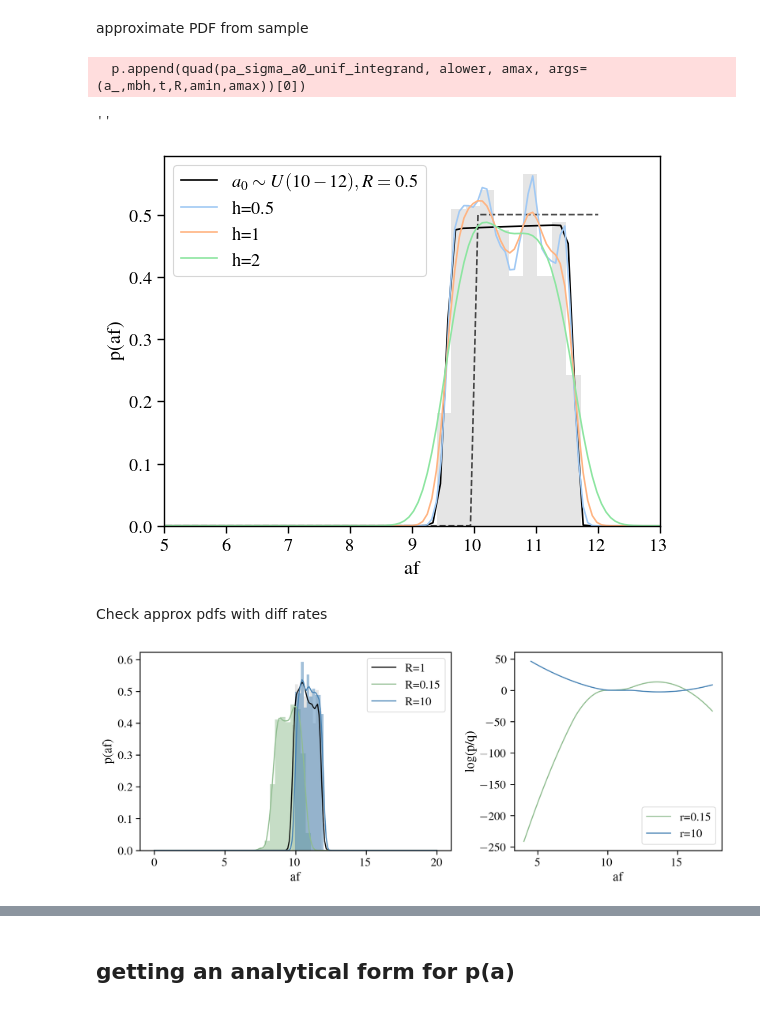
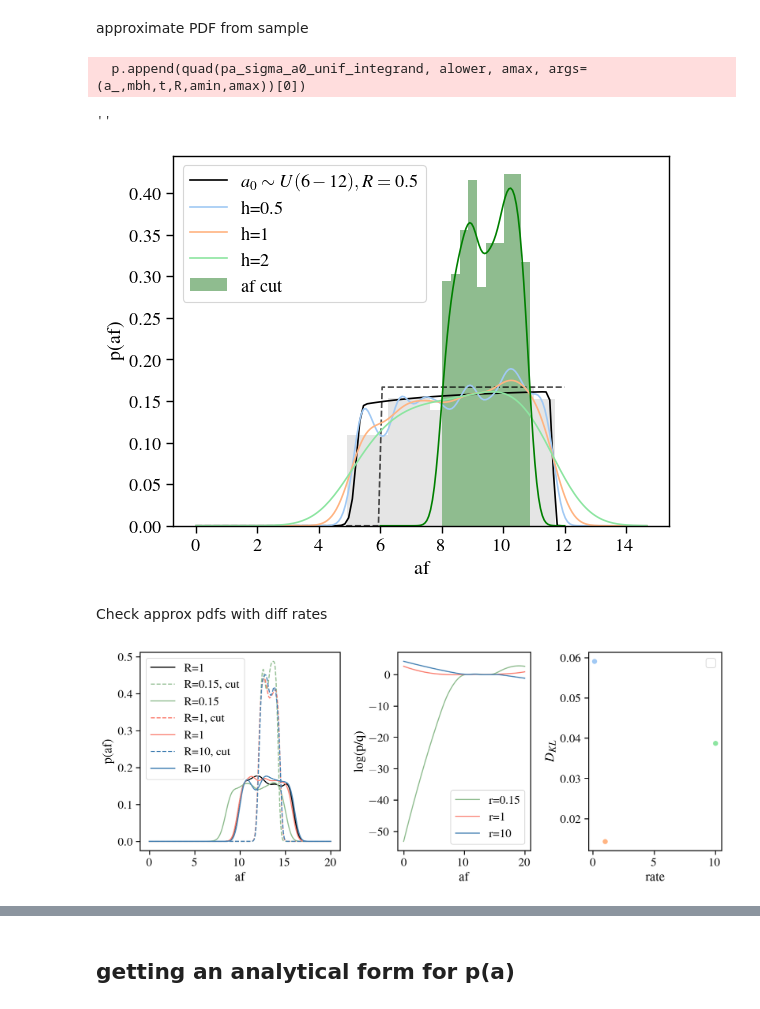
Before and after one commit to insepien/dftime, a Jupyter notebook: analytics.ipynb, the cells around one changed output, grey strips where cells are left out. Cells and saved outputs as stored; diff of their text form; code cells hidden in the pictures.

```diff
--- a/analytics.ipynb
+++ b/analytics.ipynb
@@ -164,62 +166,89 @@ def div_KL(p,q):
     return div
 # %%
 r=0.5
-a0_r1,af_r1 = monte_carlo_unif_a0(amin=10, amax=12, R=r, N = 1000)
+amin=6
+amax=12
+a0_r1,af_r1 = monte_carlo_unif_a0(amin=amin, amax=amax, R=r, N = 1000)
 
 fig,ax = plt.subplots()
 ax.hist(af_r1,density=True,color='k',alpha=0.1)
-plot_pa_unif(amin=10, amax=12, mbh=1e8, t=1, R=r, ax=ax, clr='k')
+plot_pa_unif(amin=amin, amax=amax, mbh=1e8, t=1, R=r, ax=ax, clr='k')
 
 xplot = np.linspace(0,af_r1.max()+3,200,endpoint=True)
 for h in [0.5,1,2]:
     dens = scp_kde(af_r1,xplot,h)
     # dens=sklearn_kde(af_r1,xplot,'gaussian',h)
     ax.plot(xplot,dens,label=f"h={h}")
 
+# cut a smaller af range
+af_max_obs_cut = af_from_a0(np.array([12]),1e8,1,0.1)
+af_mask = (af_r1>8)&(af_r1<af_max_obs_cut)
+af = af_r1[af_mask]
+ax.hist(af,density=True,color='darkseagreen',label='af cut')
+aplot = np.linspace(6,12,100)
+dens = scp_kde(af,aplot,1)
+ax.plot(aplot,dens,c='g')
 
-ax.set_xlim(5,13)
+# ax.set_xlim(5,13)
 ax.set_xlabel("af")
 ax.set_ylabel("p(af)")
 ax.legend()
 ;
 # %% [output]
   p.append(quad(pa_sigma_a0_unif_integrand, alower, amax, args=(a_,mbh,t,R,amin,amax))[0])
 ''
-[figure, old version]
+[figure, new version]
 # %% [markdown]
 Check approx pdfs with diff rates
 # %%
 # create af at rate = 1 and get pdf
 np.random.seed(0)
 amin=10
-amax=12
+amax=16
 
 a0_r1,af_r1 = monte_carlo_unif_a0(amin=amin, amax=amax, R=1, N = 1000)
 a = np.linspace(0,20,200,endpoint=True)
 p = scp_kde(af_r1,a,h=1)
 # plot R=1 sample
-fig,ax = plt.subplots(1,2,width_ratios=(1.5,1),figsize=(10,4),dpi=200)
-ax[0].hist(af_r1,alpha=0.1,density=True,color='k')
+fig,ax = plt.subplots(1,3,width_ratios=(1.5,1,1),figsize=(10,4),dpi=200)
+# ax[0].hist(af_r1,alpha=0.1,density=True,color='k')
 ax[0].plot(a,p,label='R=1',c='k')
 
 # for different rates
-for r,cl in zip([0.15,10],['darkseagreen','steelblue']):
+for r,cl in zip([0.15,1,10],['darkseagreen','salmon','steelblue']):
     # create mock sample and find pdf
-    a0_r2,af_r2 = monte_carlo_unif_a0(amin=amin, amax=amax, R=r, N = 1000)
+    _,af_r2 = monte_carlo_unif_a0(amin=amin, amax=amax, R=r, N = 1000)
+
+    ### try cutting to smaller range
+    af_cut_min = amin+2
+    af_cut_max = af_from_a0(np.array([amax]),1e8,1,0.1)
+    af_mask = lambda af: (af>af_cut_min) & (af<af_cut_max)
+    af_pred_cut = af_r2[af_mask(af_r2)]
+    q_cut = scp_kde(af_pred_cut,a,h=1)
+    # ax[0].hist(af_pred_cut,alpha=0.5,density=True)
+    ax[0].plot(a,q_cut,label=f'R={r}, cut',linestyle="--",c=cl)
+
+    af_obs_cut = af_r1[af_mask(af_r1)]
+    p_cut = scp_kde(af_obs_cut,a,h=1)
+    ax[2].scatter(r,div_KL(p_cut,q_cut))
+    ###
+
     q = scp_kde(af_r2,a,h=1)
     # plot
-    ax[0].hist(af_r2,alpha=0.5,density=True,color=cl)
+    # ax[0].hist(af_r2,alpha=0.5,density=True,color=cl)
     ax[0].plot(a,q,label=f'R={r}',color=cl)
     # plot pdf ratio for div check
     ax[1].plot(a,np.log10(p/q),label=f'r={r}',color=cl)
 
-[a.set_xlabel("af") for a in ax]
+[a.set_xlabel("af") for a in ax[:-1]]
 ax[0].set_ylabel('p(af)')
 ax[1].set_ylabel('log(p/q)')
+ax[2].set_ylabel('$D_{KL}$')
+ax[2].set_xlabel('rate')
 [a.legend() for a in ax]
 fig.tight_layout();
 # %% [output]
-[figure, old version]
+[figure, new version]
 # %%
 def KL_mock(trueRate, sampleSize, amin=2, amax=5, mbh=1e8,t=1,kde_h=1):
     """generate mock data and do KL test for sampled rates
```
Also changed, not shown: parts of 13 cells of this notebook.
